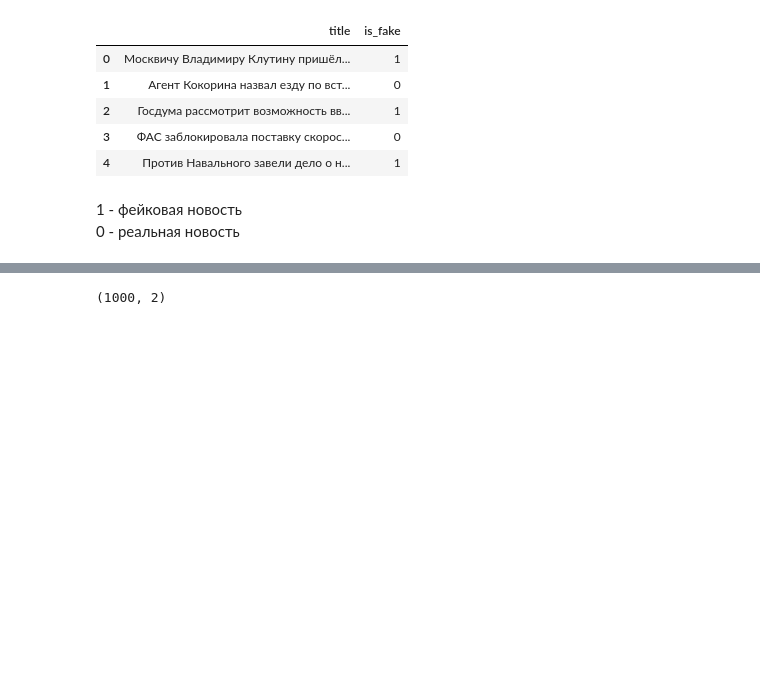
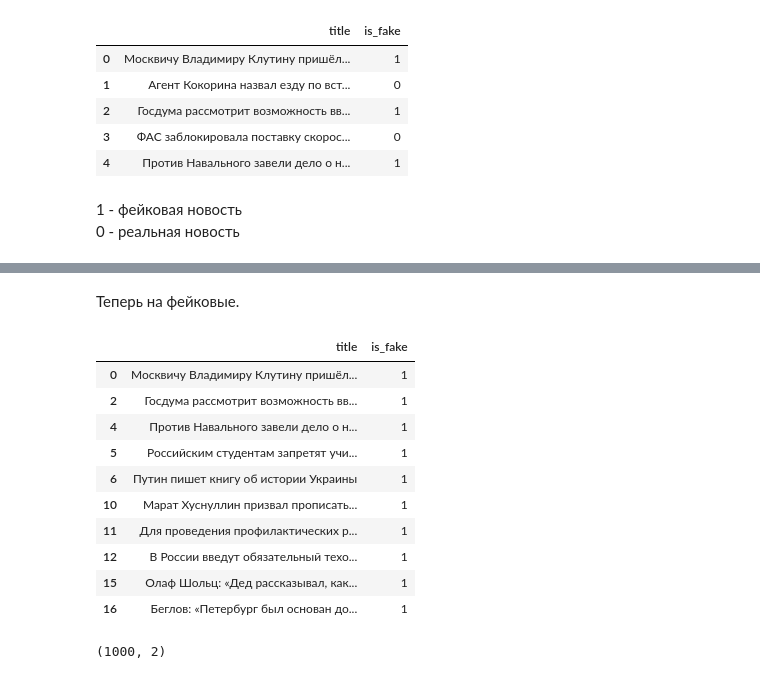
Before and after one commit to Hlestov/Fake-news-classifier, a Jupyter notebook: Notebook.ipynb, the cells around one changed output, grey strips where cells are left out. Saved outputs shown, nothing was run; the diff lists cells and outputs as text; code cells hidden in the pictures; blank space fills up the shorter version.

```diff
--- a/Notebook.ipynb
+++ b/Notebook.ipynb
@@ -53,3 +71,19 @@ train.head()
+# %% [markdown]
+Теперь на фейковые.
+# %%
+train[train.is_fake == 1].head(10)
+# %% [output]
+|  | title | is_fake |
+| 0 | Москвичу Владимиру Клутину пришёл... | 1 |
+| 2 | Госдума рассмотрит возможность вв... | 1 |
+| 4 | Против Навального завели дело о н... | 1 |
+| 5 | Российским студентам запретят учи... | 1 |
+| 6 | Путин пишет книгу об истории Украины | 1 |
+| 10 | Марат Хуснуллин призвал прописать... | 1 |
+| 11 | Для проведения профилактических р... | 1 |
+| 12 | В России введут обязательный техо... | 1 |
+| 15 | Олаф Шольц: «Дед рассказывал, как... | 1 |
+| 16 | Беглов: «Петербург был основан до... | 1 |
 # %%
 test.shape
 # %% [output]
```
Also changed, not shown: parts of 4 cells of this notebook.
